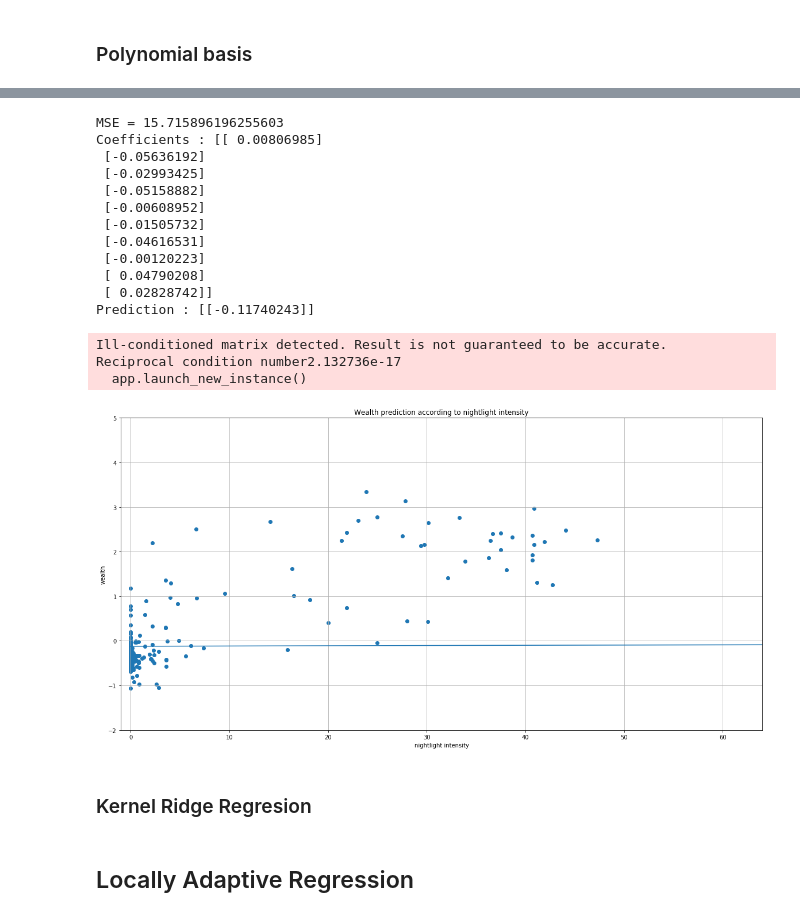
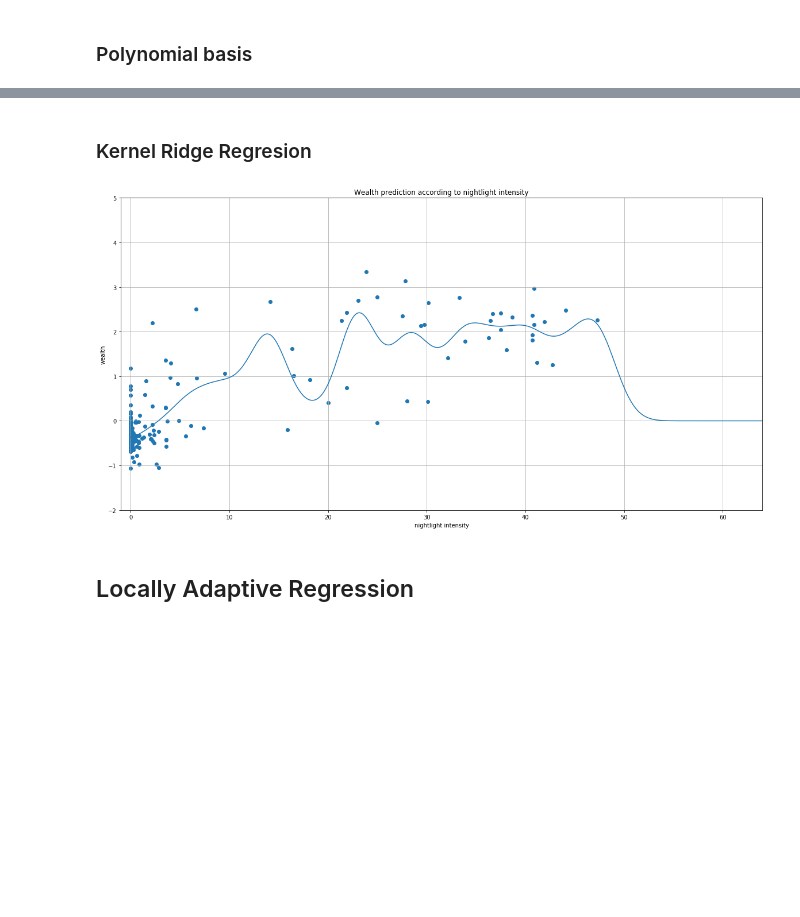
Before and after one commit to ridouaneg/Predict-poverty-from-space, a Jupyter notebook: 2_regression_models.ipynb, the cells around one changed output, grey strips where cells are left out. Cells and saved outputs as stored; diff of their text form; code cells hidden in the pictures; blank space fills up the shorter version.

```diff
--- a/2_regression_models.ipynb
+++ b/2_regression_models.ipynb
@@ -355,30 +349,33 @@ class GaussianRegression:
-# %%
-estimator = GaussianRegression(p=10)
-estimator.train(X_train, y_train)
-
-print("Coefficients :", estimator.coeff)
-print("Prediction :", estimator.predict(np.array([X_test[11]])))
-
-plot_regression(estimator, X_train, y_train)
-# %% [output]
-MSE = 15.715896196255603
-Coefficients : [[ 0.00806985]
- [-0.05636192]
- [-0.02993425]
- [-0.05158882]
- [-0.00608952]
- [-0.01505732]
- [-0.04616531]
- [-0.00120223]
- [ 0.04790208]
- [ 0.02828742]]
-Prediction : [[-0.11740243]]
-Ill-conditioned matrix detected. Result is not guaranteed to be accurate.
-Reciprocal condition number2.132736e-17
-  app.launch_new_instance()
-[figure, removed]
 # %% [markdown]
 ### Kernel Ridge Regresion
+# %%
+class KernelRidgeRegression:
+
+    def __init__(self, bandwidth, gamma):
+        self.coeff = None
+        self.bandwidth = bandwidth
+        self.gamma = gamma
+
+    def kernel(self, x, y):
+        return np.exp(- 0.5 * np.linalg.norm(x - y)**2 / self.bandwidth**2)
+
+    def train(self, X_train, y_train):
+        K = np.array([[self.kernel(X_train[i], X_train[j]) for j in range(X_train.shape[0])]
+                     for i in range(X_train.shape[0])])
+        self.coeff = scipy.linalg.solve(np.dot(K.T, K) + self.gamma * np.identity(K.shape[0]), np.dot(K.T, y_train))
+
+    def predict(self, X_test):
+        K = np.array([[self.kernel(X_test[i], X_train[j]) for j in range(X_train.shape[0])]
+                     for i in range(X_test.shape[0])])
+        y_test = np.dot(K, self.coeff)
+        return y_test
+# %%
+estimator = KernelRidgeRegression(bandwidth=2., gamma=0.1)
+estimator.train(X_train, y_train)
+
+plot_regression(estimator, X_train, y_train)
+# %% [output]
+[figure, added]
 # %% [markdown]
 ## Locally Adaptive Regression
 # %% [markdown]
```
Also changed, not shown: parts of 15 cells of this notebook, 2 other files.
